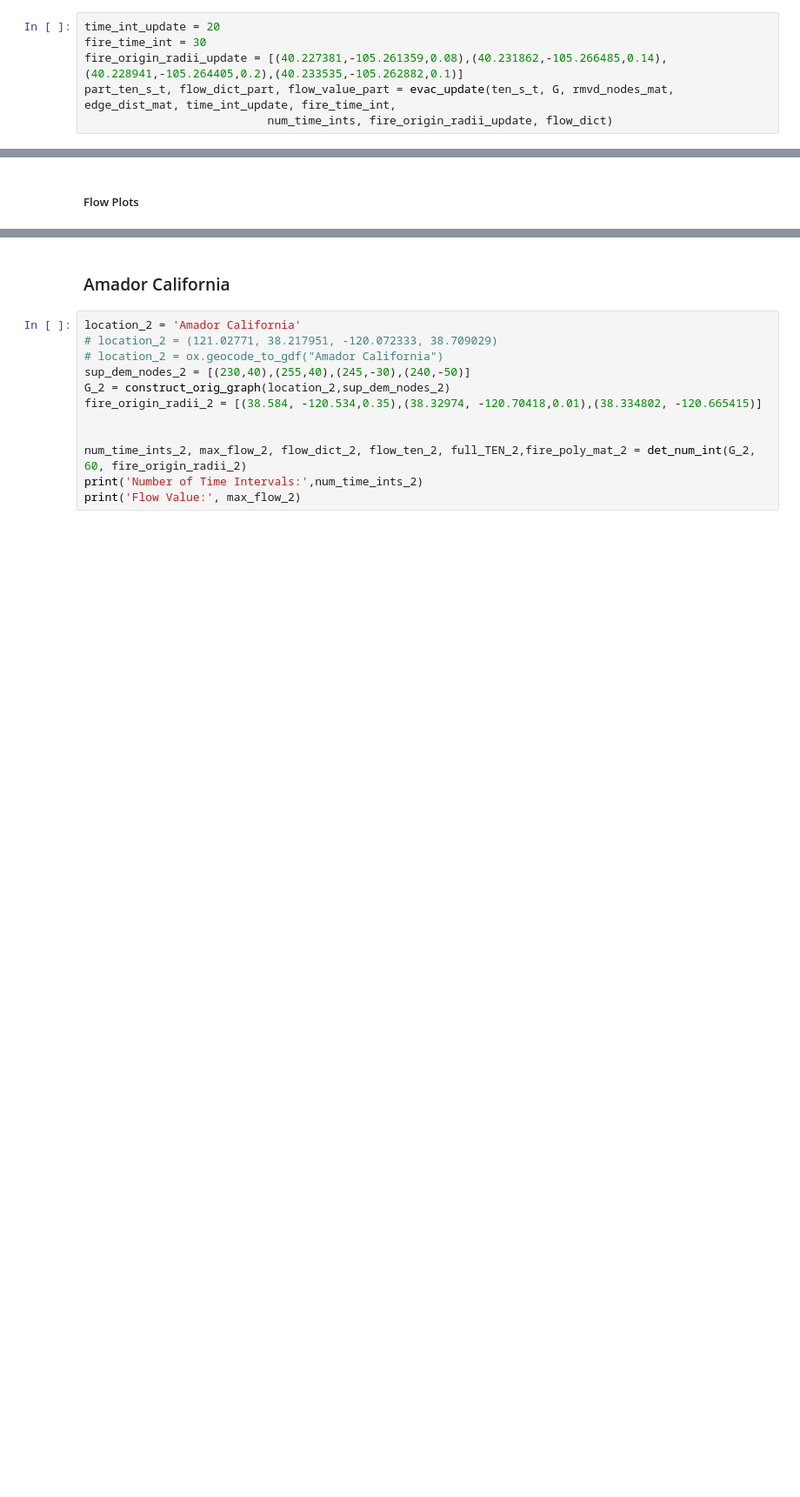
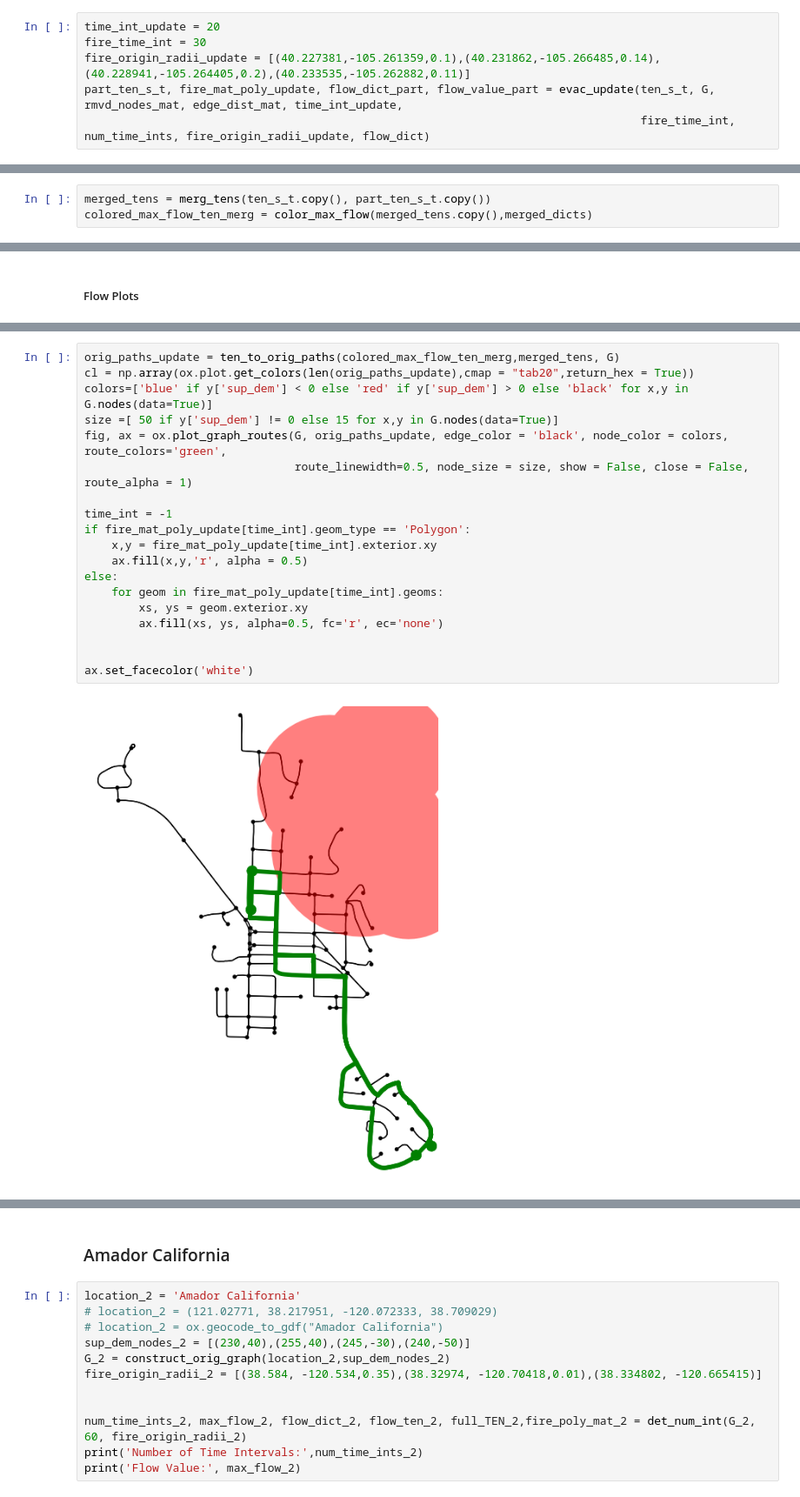
Before and after one commit to DillWithIt77/Fire_Evac_F22, a Jupyter notebook: Real-world Testing.ipynb, the cells around one changed output, grey strips where cells are left out. Shown at 87% size. Cells and saved outputs as stored; diff of their text form; blank space fills up the shorter version.

```diff
--- a/Real-world Testing.ipynb
+++ b/Real-world Testing.ipynb
@@ -866,7 +888,7 @@ Flow Value: 8000.0
 # %%
 time_int_update = 20
 fire_time_int = 30
-fire_origin_radii_update = [(40.227381,-105.261359,0.08),(40.231862,-105.266485,0.14),(40.228941,-105.264405,0.2),(40.233535,-105.262882,0.1)]
-part_ten_s_t, flow_dict_part, flow_value_part = evac_update(ten_s_t, G, rmvd_nodes_mat, edge_dist_mat, time_int_update, fire_time_int,
-                           num_time_ints, fire_origin_radii_update, flow_dict)
+fire_origin_radii_update = [(40.227381,-105.261359,0.1),(40.231862,-105.266485,0.14),(40.228941,-105.264405,0.2),(40.233535,-105.262882,0.11)]
+part_ten_s_t, fire_mat_poly_update, flow_dict_part, flow_value_part = evac_update(ten_s_t, G, rmvd_nodes_mat, edge_dist_mat, time_int_update,
+                                                                                  fire_time_int, num_time_ints, fire_origin_radii_update, flow_dict)
 # %% [output]
@@ -905,0 +905,3 @@ OutEdgeView([(1, 323), (1, 1073), (1, 2572), (1, 861), (2, 109), (2, 322), (3, 1
+# %%
+merged_tens = merg_tens(ten_s_t.copy(), part_ten_s_t.copy())
+colored_max_flow_ten_merg = color_max_flow(merged_tens.copy(),merged_dicts)
@@ -978 +988,22 @@ ax.set_facecolor('white')
+# %%
+orig_paths_update = ten_to_orig_paths(colored_max_flow_ten_merg,merged_tens, G)
+cl = np.array(ox.plot.get_colors(len(orig_paths_update),cmap = "tab20",return_hex = True))
+colors=['blue' if y['sup_dem'] < 0 else 'red' if y['sup_dem'] > 0 else 'black' for x,y in G.nodes(data=True)]
+size =[ 50 if y['sup_dem'] != 0 else 15 for x,y in G.nodes(data=True)]
+fig, ax = ox.plot_graph_routes(G, orig_paths_update, edge_color = 'black', node_color = colors, route_colors='green',
+                               route_linewidth=0.5, node_size = size, show = False, close = False, route_alpha = 1)
+
+time_int = -1
+if fire_mat_poly_update[time_int].geom_type == 'Polygon':
+    x,y = fire_mat_poly_update[time_int].exterior.xy
+    ax.fill(x,y,'r', alpha = 0.5)
+else:
+    for geom in fire_mat_poly_update[time_int].geoms:
+        xs, ys = geom.exterior.xy
+        ax.fill(xs, ys, alpha=0.5, fc='r', ec='none')
+
+
+ax.set_facecolor('white')
+# %% [output]
+[figure, added]
 # %%
```
Also changed, not shown: parts of 11 cells of this notebook.
